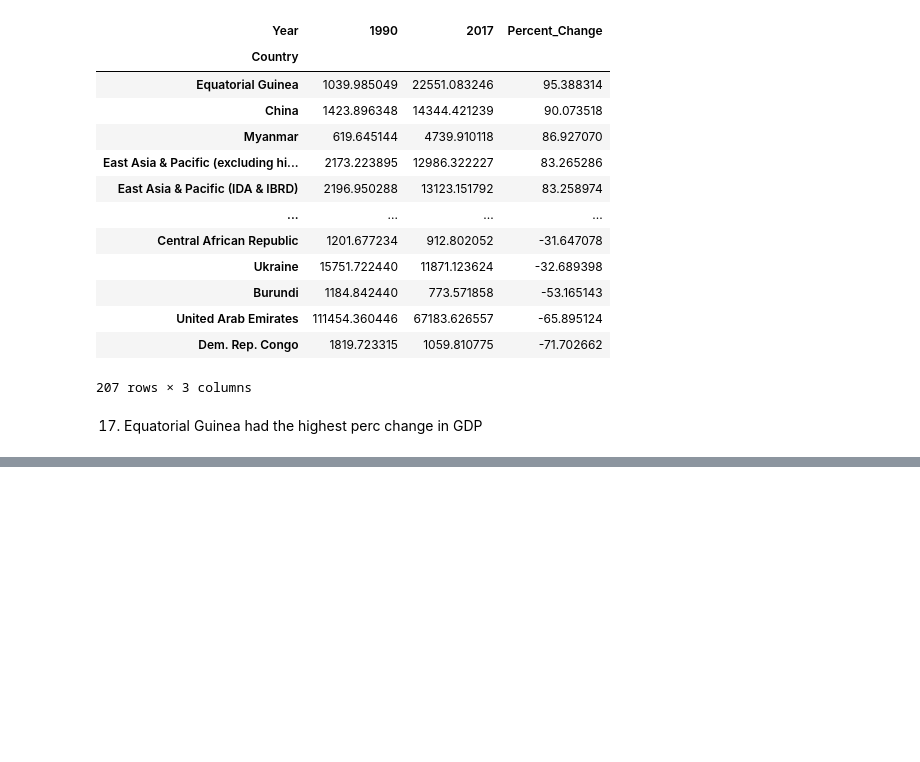
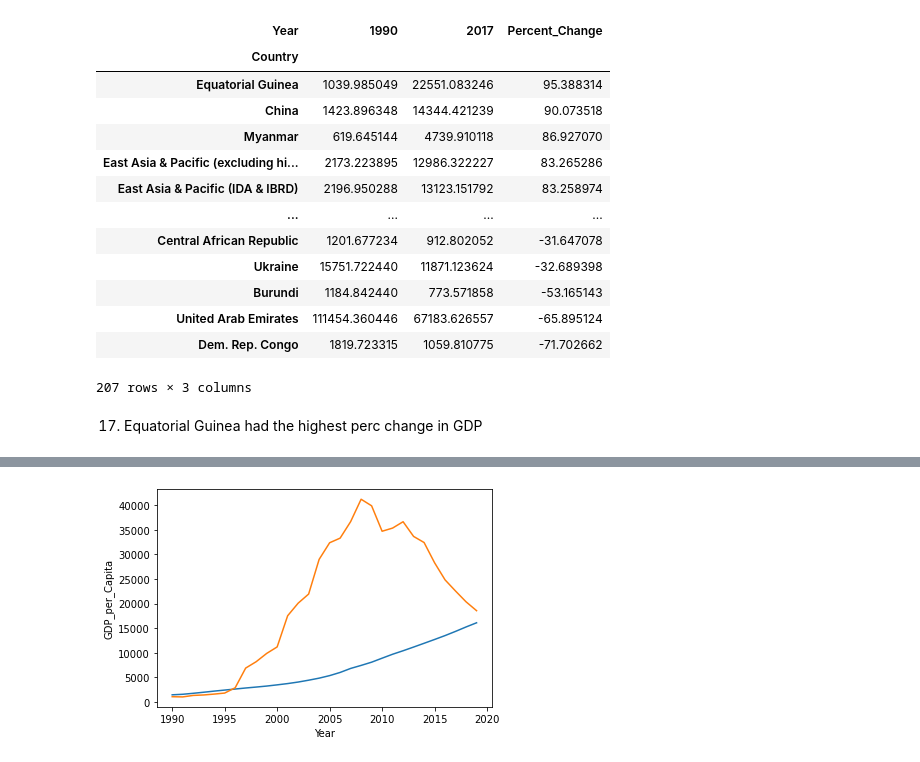
Before and after one commit to nss-data-science-cohort-5/un_exploration-JAGVU09, a Jupyter notebook: notebooks/UN_Data_Exploration.ipynb, the cells around one changed output, grey strips where cells are left out. Drawn from its saved outputs; the diff is of its cells as text; code cells hidden in the pictures; blank space fills up the shorter version.

Commit message:
Finished up line plots on Q 17

```diff
--- a/notebooks/UN_Data_Exploration.ipynb
+++ b/notebooks/UN_Data_Exploration.ipynb
@@ -310,0 +306,3 @@ KeyError: 'Equatorial Guinea'
+# %%
+gdp_guinea = gdp_df[gdp_df["Country"].isin(['Equatorial Guinea'])]
+gdp_china = gdp_df[gdp_df["Country"].isin(['China'])]
@@ -310,0 +327,10 @@ KeyError: 'Equatorial Guinea'
+# %%
+plt.plot(gdp_china["Year"],
+         gdp_china["GDP_per_Capita"])
+plt.plot(gdp_guinea["Year"],
+        gdp_guinea["GDP_per_Capita"]);
+plt.xlabel("Year")
+plt.ylabel("GDP_per_Capita")
+plt.title("Change of GDP");
+# %% [output]
+[figure, added]
```
Also changed, not shown: parts of 3 cells of this notebook.
